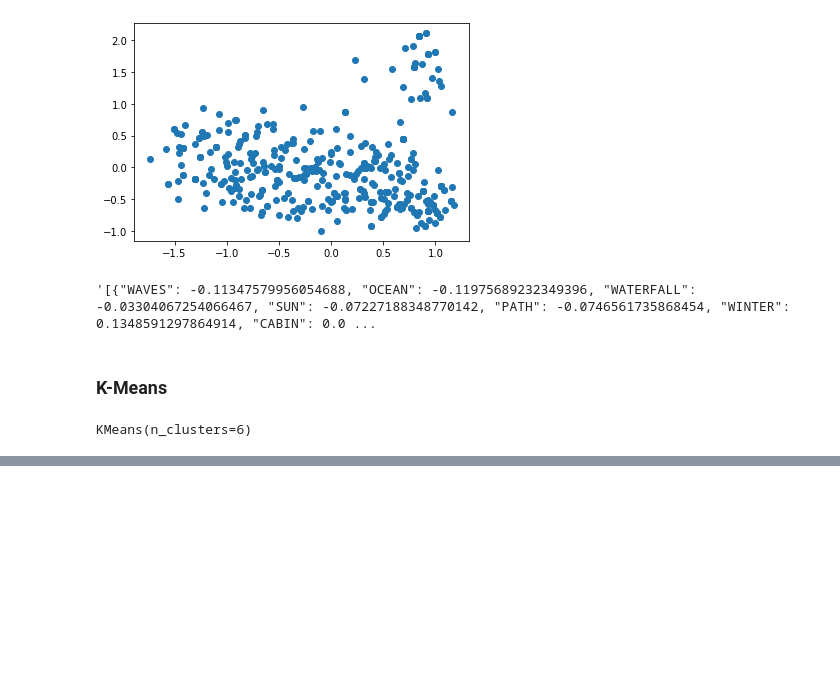
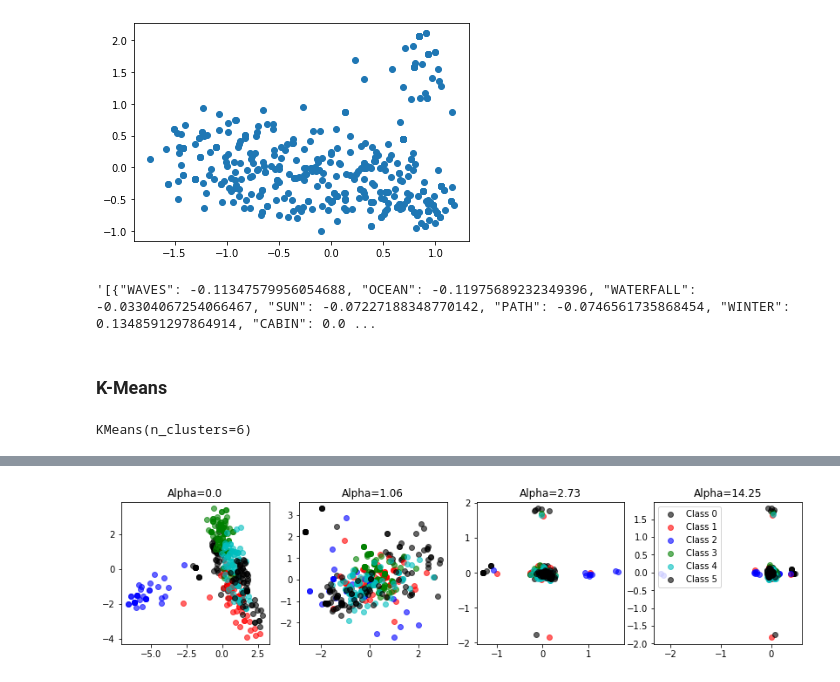
Before and after one commit to davibarreira/Data_Vis_FGV-, a Jupyter notebook: assignment2/sandbox.ipynb, the cells around one changed output, grey strips where cells are left out. Cells and saved outputs as stored; diff of their text form; code cells hidden in the pictures; blank space fills up the shorter version.

```diff
--- a/assignment2/sandbox.ipynb
+++ b/assignment2/sandbox.ipynb
@@ -71,0 +102,5 @@ t = df.to_dict(orient='records')
+# %%
+cpca = CPCA()
+cpca.fit_transform(data_centered, cluster_y, plot=True, active_labels=kmeans.labels_)
+# %% [output]
+[figure, added]
```
Also changed, not shown: parts of 8 cells of this notebook.
